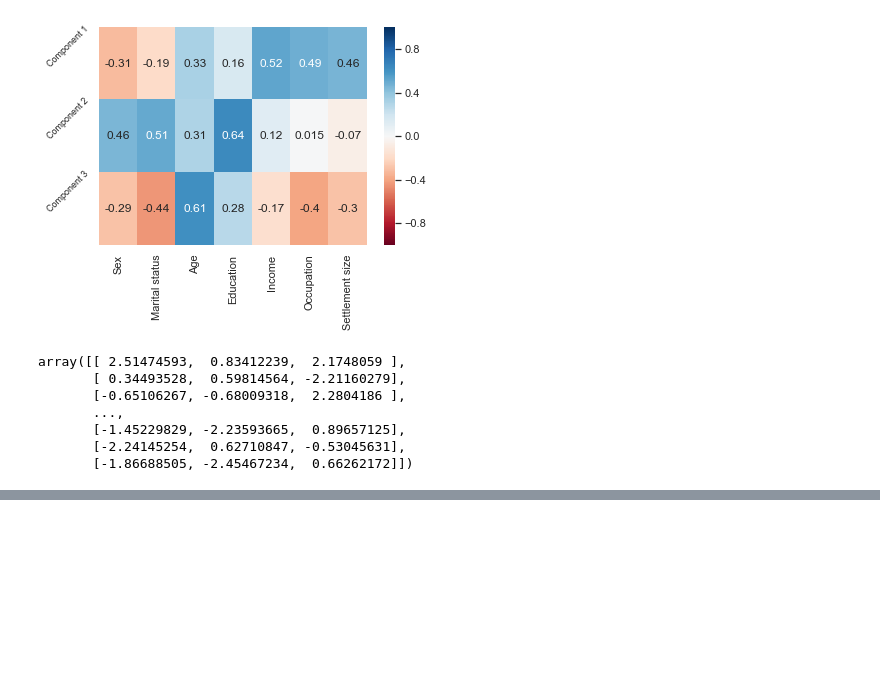
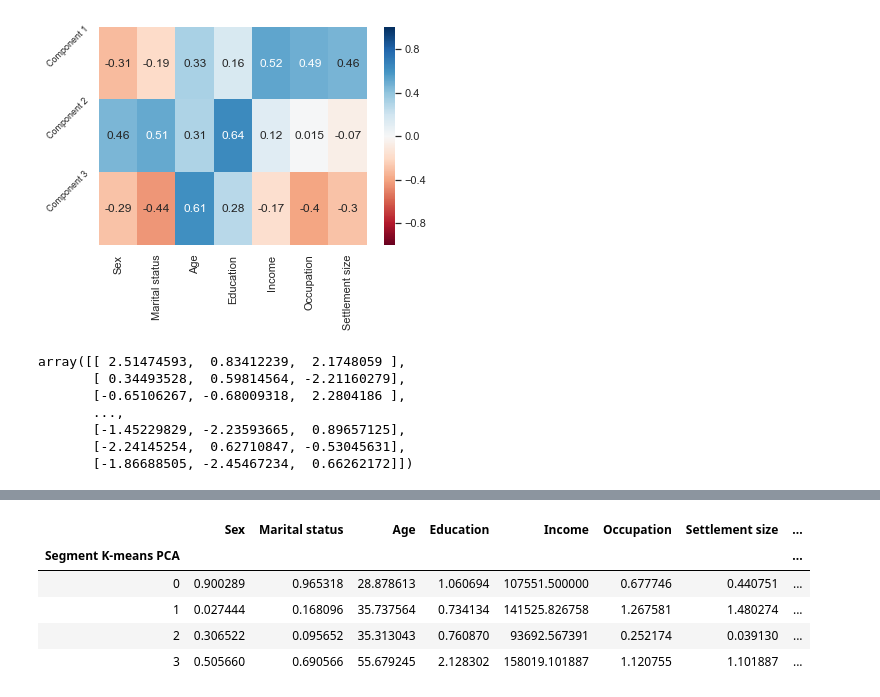
Before and after one commit to SaadAhmedSalim/Customer-Analytics-in-Python, a Jupyter notebook: firstProgram_Customer Analytics Segmentation.ipynb, the cells around one changed output, grey strips where cells are left out. Cells and saved outputs as stored; diff of their text form; code cells hidden in the pictures; blank space fills up the shorter version.

```diff
--- a/firstProgram_Customer Analytics Segmentation.ipynb
+++ b/firstProgram_Customer Analytics Segmentation.ipynb
@@ -266,0 +316,10 @@ scores_pca = pca.transform(segmentation_std)
+# %%
+df_segm_pca_kmeans_freq = df_segm_pca_kmeans.groupby(['Segment K-means PCA']).mean()
+df_segm_pca_kmeans_freq
+# %% [output]
+|  | Sex | Marital status | Age | Education | Income | Occupation | Settlement size | ... |
+| Segment K-means PCA |  |  |  |  |  |  |  | ... |
+| 0 | 0.900289 | 0.965318 | 28.878613 | 1.060694 | 107551.500000 | 0.677746 | 0.440751 | ... |
+| 1 | 0.027444 | 0.168096 | 35.737564 | 0.734134 | 141525.826758 | 1.267581 | 1.480274 | ... |
+| 2 | 0.306522 | 0.095652 | 35.313043 | 0.760870 | 93692.567391 | 0.252174 | 0.039130 | ... |
+| 3 | 0.505660 | 0.690566 | 55.679245 | 2.128302 | 158019.101887 | 1.120755 | 1.101887 | ... |
```
Also changed, not shown: parts of 14 cells of this notebook.
